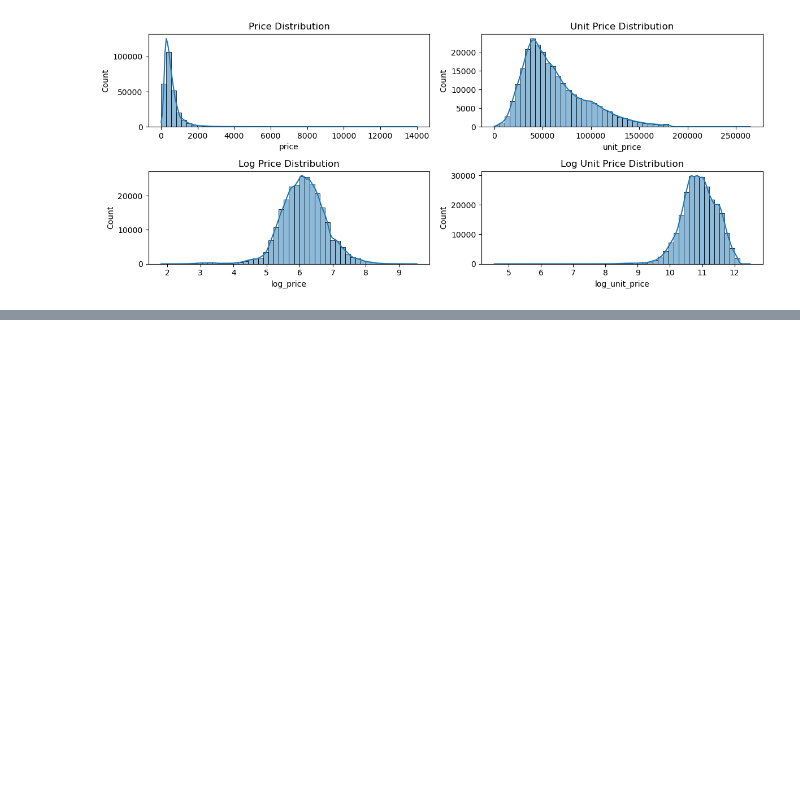
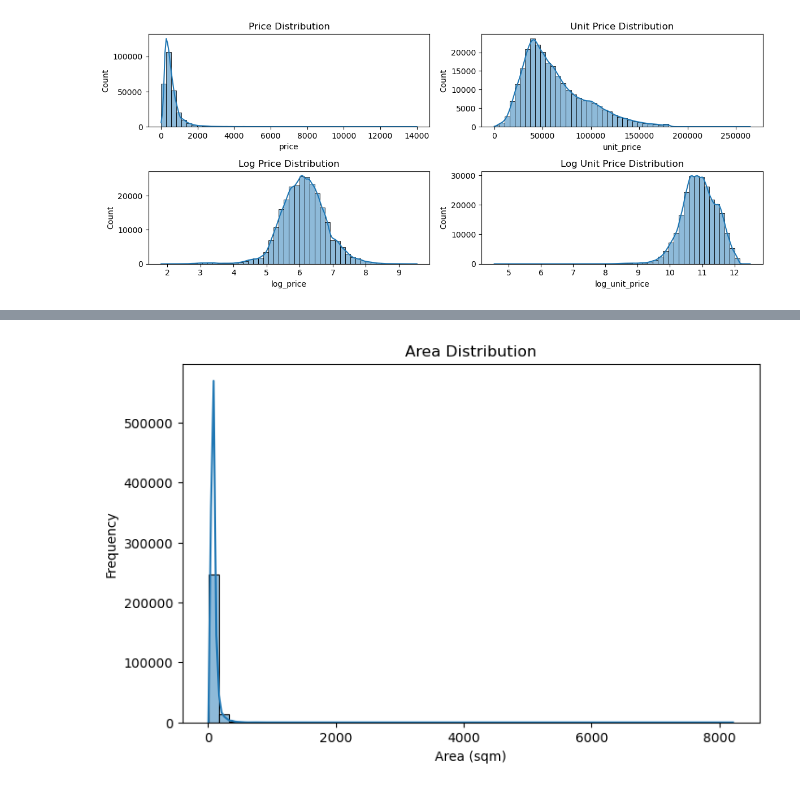
Before and after one commit to artinsophia/Paper-HousingPriceSpatialEconometrics, a Jupyter notebook: 01_data_cleaning.ipynb, the cells around one changed output, grey strips where cells are left out. Saved outputs shown, nothing was run; the diff lists cells and outputs as text; code cells hidden in the pictures; blank space fills up the shorter version.

```diff
--- a/01_data_cleaning.ipynb
+++ b/01_data_cleaning.ipynb
@@ -141,3 +141,5 @@ plt.tight_layout()
 plt.show()
 # %% [output]
 [figure]
+# %%
+sub_housing['area'] = sub_housing['price'] * 10000 / sub_housing['unit_price']
@@ -144,3 +158,16 @@ plt.show()
+# %%
+# plot the distribution of area
+import matplotlib.pyplot as plt
+import seaborn as sns
+
+plt.figure(figsize=(8, 5))
+sns.histplot(sub_housing['area'], bins=50, kde=True)
+plt.title('Area Distribution')
+plt.xlabel('Area (sqm)')
+plt.ylabel('Frequency')
+plt.show()
+# %% [output]
+[figure, added]
 # %%
 from pathlib import Path
 output_path = Path("processed_data")
```
Also changed, not shown: parts of 1 cell of this notebook, 5 other files.
